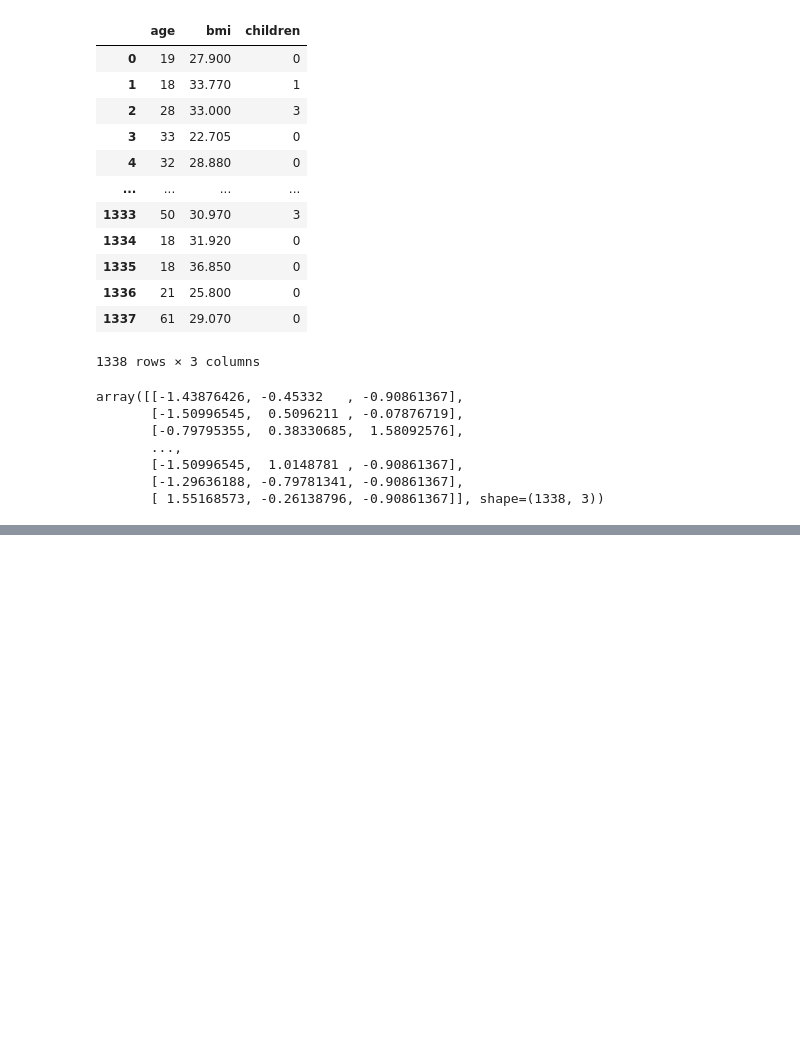
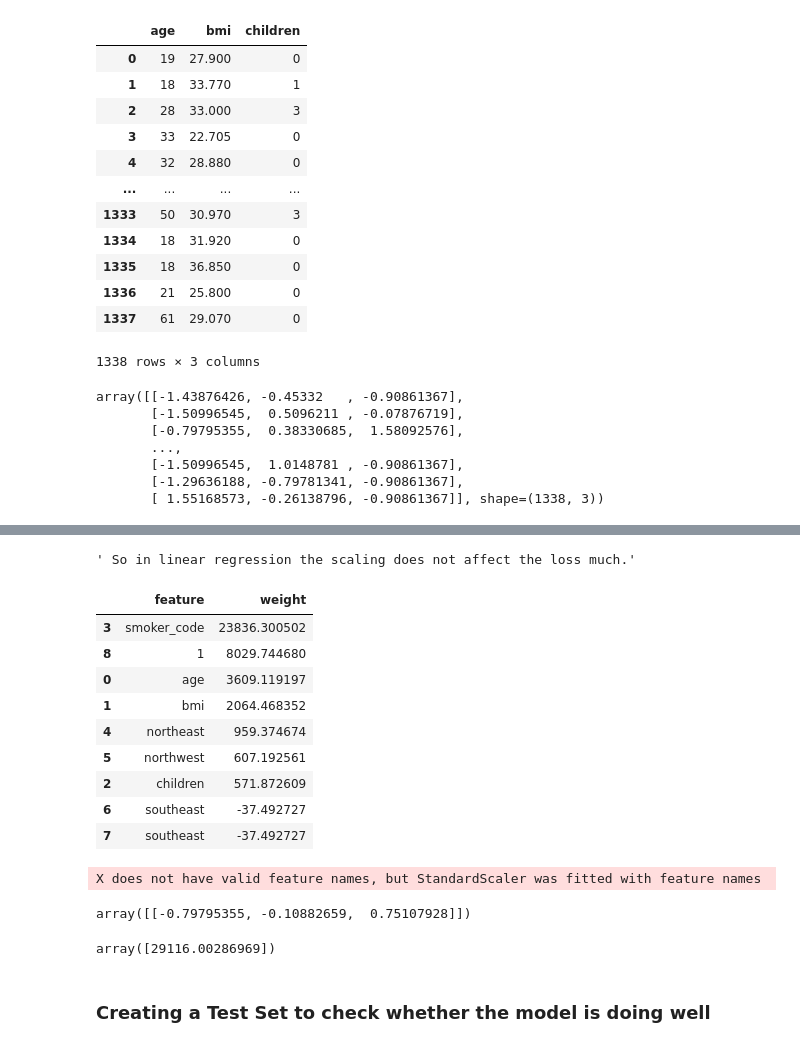
Before and after one commit to Soumya-maity-1998/Machine-Learning-Basics, a Jupyter notebook: Linear Regression.ipynb, the cells around one changed output, grey strips where cells are left out. Saved outputs shown, nothing was run; the diff lists cells and outputs as text; code cells hidden in the pictures; blank space fills up the shorter version.

```diff
--- a/Linear Regression.ipynb
+++ b/Linear Regression.ipynb
@@ -502,6 +502,6 @@ array([[-1.43876426, -0.45332   , -0.90861367],
        [-1.29636188, -0.79781341, -0.90861367],
        [ 1.55168573, -0.26138796, -0.90861367]], shape=(1338, 3))
 # %%
-cat_cols = ['smoker_code', 'sex', 'northeast', 'northwest', 'southeast', 'southeast']
+cat_cols = ['smoker_code', 'northeast', 'northwest', 'southeast', 'southeast']
 categorical_data = insurance_df[cat_cols].values
 # %%
@@ -509,3 +517,4 @@ inputs = scaled_inputs
 # %%
+inputs = np.concatenate((scaled_inputs, categorical_data), axis = 1)
 inputs
 # %% [output]
@@ -520,0 +539,9 @@ inputs
+# %%
+targets = insurance_df.charges
+
+model = LinearRegression().fit(inputs, targets)
+
+predictions = model.predict(inputs)
+
+loss = rmse(targets, predictions)
+print('Loss: ', loss)
@@ -520,0 +550,34 @@ inputs
+# %%
+''' So in linear regression the scaling does not affect the loss much.'''
+# %% [output]
+' So in linear regression the scaling does not affect the loss much.'
+# %%
+weights_df = pd.DataFrame({
+    'feature' : np.append(numeric_columns + cat_cols, 1),
+    'weight' : np.append(model.coef_, model.intercept_)
+})
+
+weights_df.sort_values('weight', ascending = False)
+# %% [output]
+|  | feature | weight |
+| 3 | smoker_code | 23836.300502 |
+| 8 | 1 | 8029.744680 |
+| 0 | age | 3609.119197 |
+| 1 | bmi | 2064.468352 |
+| 4 | northeast | 959.374674 |
+| 5 | northwest | 607.192561 |
+| 2 | children | 571.872609 |
+| 6 | southeast | -37.492727 |
+| 7 | southeast | -37.492727 |
+# %%
+new_customer = [[28, 30, 2, 1, 0, 0, 1, 0, 0]]
+scaler.transform([[28, 30, 2]])
+# %% [output]
+X does not have valid feature names, but StandardScaler was fitted with feature names
+array([[-0.79795355, -0.10882659,  0.75107928]])
+# %%
+model.predict([[-0.79795355, -0.10882659,  0.75107928, 1, 0, 0, 1, 1]])
+# %% [output]
+array([29116.00286969])
+# %% [markdown]
+### Creating a Test Set to check whether the model is doing well
```
Also changed, not shown: parts of 7 cells of this notebook.
